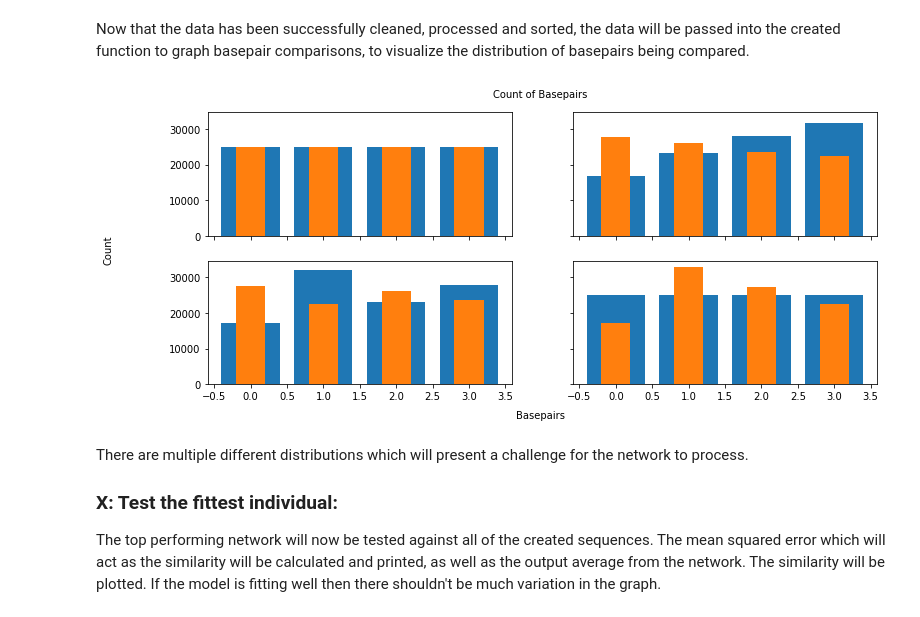
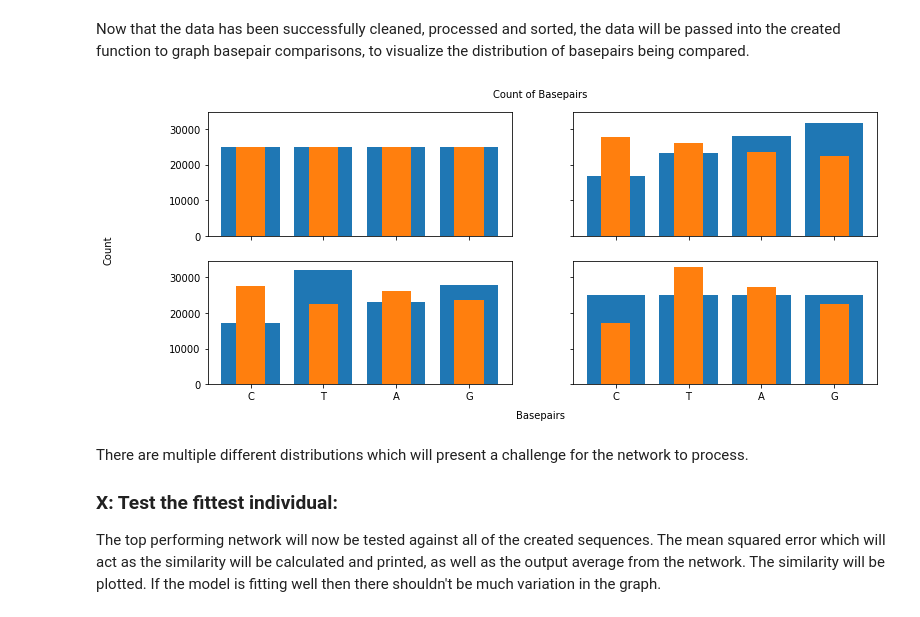
Before and after one commit to christophersanchez/DataScience, a Jupyter notebook: Thinkful/Unit6/Neuroevolution_DNA_Sequence_Comparison_Using_GA_Trained_Recurrent_Neural_Network.ipynb, the cells around one changed output. Cells and saved outputs as stored; diff of their text form; code cells hidden in the pictures.

```diff
--- a/Thinkful/Unit6/Neuroevolution_DNA_Sequence_Comparison_Using_GA_Trained_Recurrent_Neural_Network.ipynb
+++ b/Thinkful/Unit6/Neuroevolution_DNA_Sequence_Comparison_Using_GA_Trained_Recurrent_Neural_Network.ipynb
@@ -90,6 +90,7 @@ def basepair_graph_comparison(sequence_one, sequence_two, width, ax=None):
     # create bar plot
     ax.bar(indexes, values_one, width);
     ax.bar(indexes, values_two, width * .5);
+    plt.xticks(indexes + width * 0, labels_one)
 # %% [markdown]
 ### I: Importing and analyzing data
 LOCUS NT_187300 will be imported from a text file as a string. After it is imported it will be reassigned to the variable dna_basepairs. It will be cleaned by removing all of the numbers, new lines and white spaces. The sequence will then be visualized using the previously created basepair_graph function to demonstrate the distribution of the 156,246 basepairs.
@@ -292,7 +293,9 @@ for run in range(1):
     rate = 0.5
     split = 10
     # create the data shuffling it each run.
-    comparison, similarity_array = create_dna_array(dna_basepairs[:150000], dna_basepairs[5000:155000], 50)
+    comparison, similarity_array = create_dna_array(dna_basepairs[:150000],
+                                                    dna_basepairs[5000:155000], 50)
+
     comparison = keras.utils.normalize(comparison, axis=1, order=2)
     X_train, X_test, y_train, y_test = train_test_split(comparison,
                                                         similarity_array,
@@ -502,19 +505,19 @@ Now that the data has been successfully cleaned, processed and sorted, the data
 # %%
 # plot the amount of each basepair in each sequence
 fig, ((ax1, ax2), (ax3, ax4)) = plt.subplots(2, 2, sharex=True, sharey=True,figsize=(12,5))
 basepair_graph_comparison(same_one, same_two, .8, ax1)
 basepair_graph_comparison(third_one, third_two, .8, ax2)
-basepair_graph_comparison(two_thirds_one, two_thirds_two, .8, ax3)
-basepair_graph_comparison(different_one, different_two, .8, ax4)
+basepair_graph_comparison(two_thirds_one.upper(), two_thirds_two.upper(), .8, ax3)
+basepair_graph_comparison(different_one.upper(), different_two.upper(), .8, ax4)
 # set the title
 fig.text(.51, .93, 'Count of Basepairs', ha='center', va='center')
 # set x label
 fig.text(0.51, 0.04, 'Basepairs', ha='center', va='center')
 # set y label
 fig.text(0.01, 0.5, 'Count', ha='center', va='center', rotation='vertical')
 plt.show()
 # %% [output]
-[figure, old version]
+[figure, new version]
 # %% [markdown]
 There are multiple different distributions which will present a challenge for the network to process.
 
```
Also changed, not shown: parts of 4 cells of this notebook.
